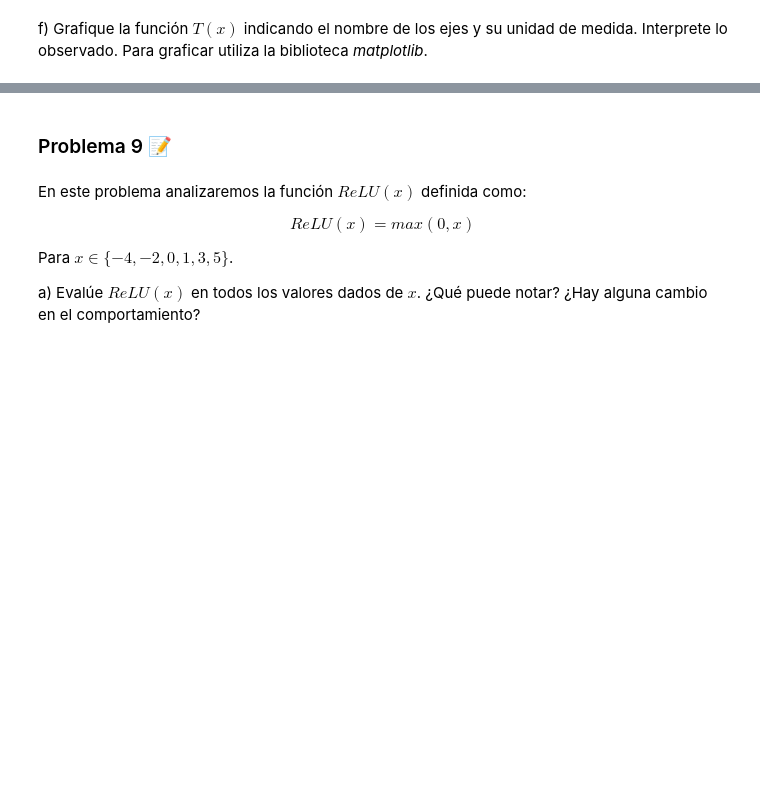
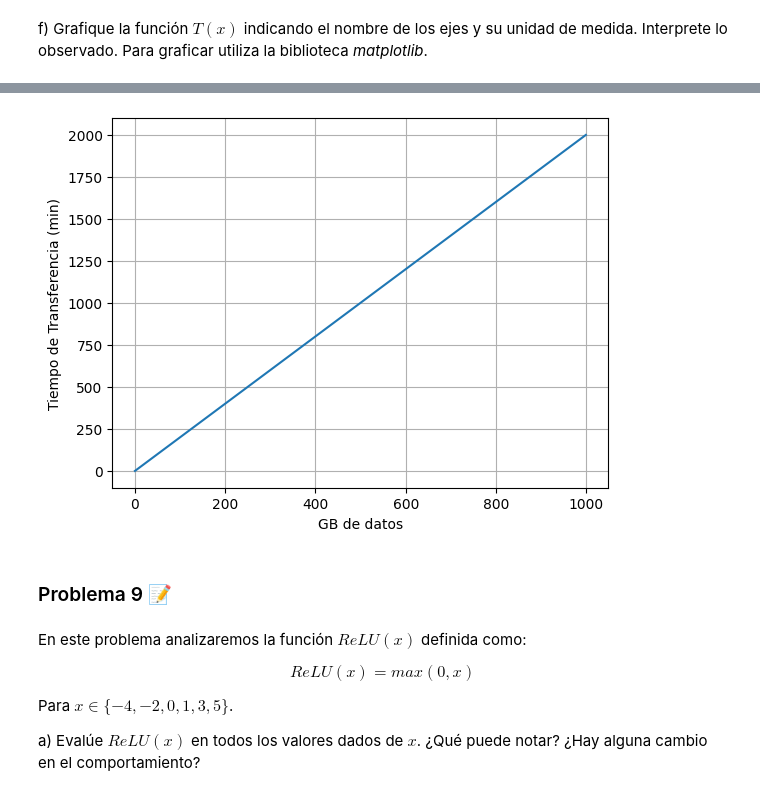
Before and after one commit to Solfter/duoc-2026, a Jupyter notebook: 01-herramientas-calculo-diferencial/G1_MAT3131.ipynb, the cells around one changed output, grey strips where cells are left out. Drawn from its saved outputs; the diff is of its cells as text; code cells hidden in the pictures; blank space fills up the shorter version.

```diff
--- a/01-herramientas-calculo-diferencial/G1_MAT3131.ipynb
+++ b/01-herramientas-calculo-diferencial/G1_MAT3131.ipynb
@@ -325,3 +290,16 @@ f) Grafique la función $T(x)$ indicando el nombre de los ejes y su unidad de me
+# %%
+expr = 2*x
+f = sp.lambdify(x, expr, 'numpy')
+dom = [n for n in range(1000)]
+recorrido = [round(f(n)) for n in dom]
+
+plt.plot(dom, recorrido)
+plt.xlabel('GB de datos')
+plt.ylabel('Tiempo de Transferencia (min)')
+plt.grid()
+plt.show()
+# %% [output]
+[figure, added]
 # %% [markdown]
 ### Problema 9 📝
 # %% [markdown]
```
Also changed, not shown: parts of 15 cells of this notebook, 11 other files.
